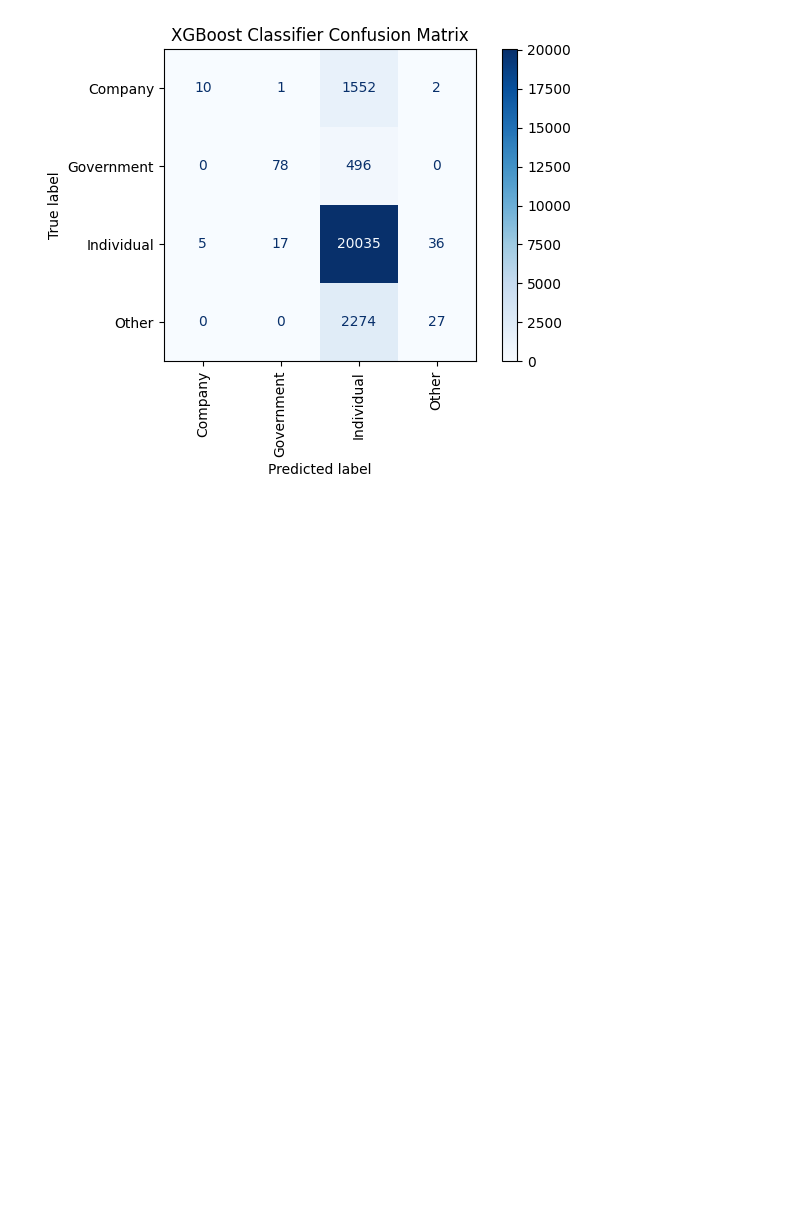
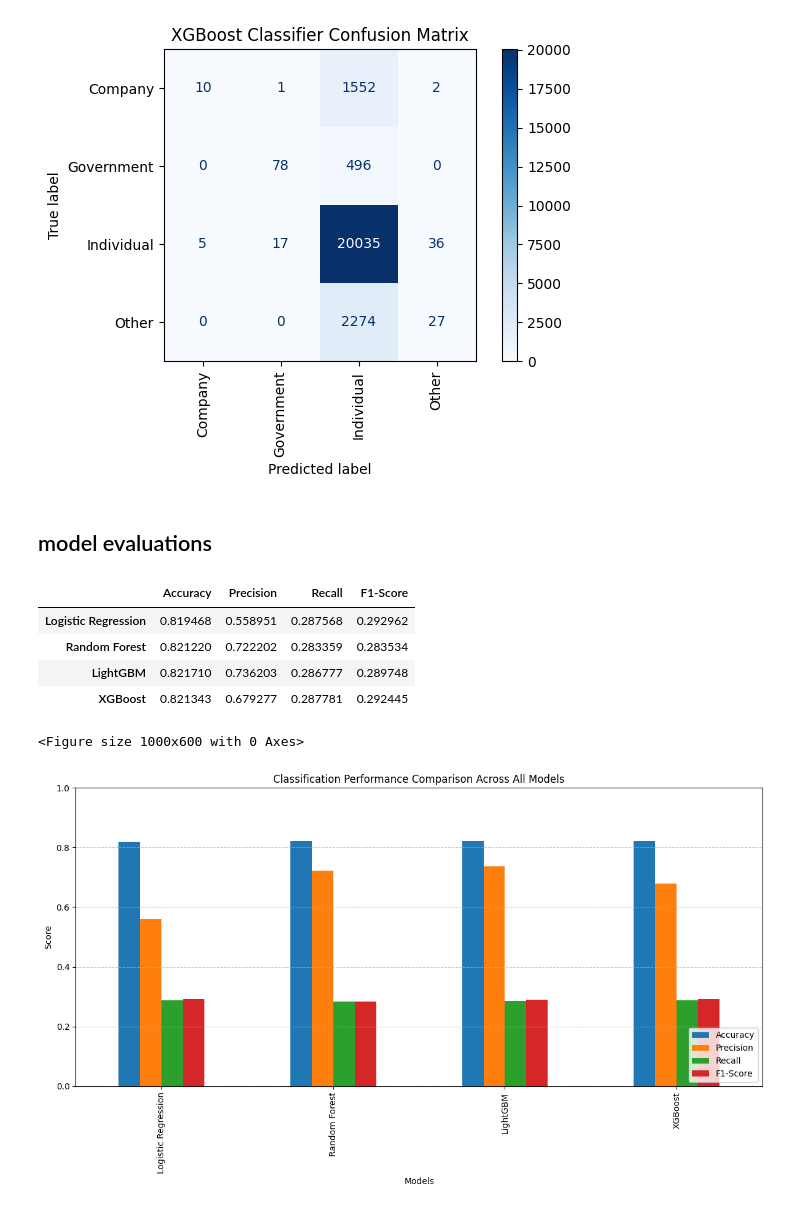
Before and after one commit to derrick4411/land-title-verification-ownership-intelligence-system, a Jupyter notebook: land_intelligence.ipynb, the cells around one changed output. Cells and saved outputs as stored; diff of their text form; code cells hidden in the pictures; blank space fills up the shorter version.

Commit message:
evaluation and hypertuning

```diff
--- a/land_intelligence.ipynb
+++ b/land_intelligence.ipynb
@@ -506,3 +506,71 @@ plt.show()
 # %% [output]
 XGBoost Accuracy: 0.821
 [figure]
+# %% [markdown]
+## model evaluations
+# %%
+from sklearn.metrics import classification_report, precision_recall_fscore_support
+
+# Dictionary of our trained models and their predictions
+# Note: For XGBoost we evaluate using the encoded target variable
+metrics_dict = {}
+
+# 1. Logistic Regression
+precision, recall, f1, _ = precision_recall_fscore_support(y_test, y_pred, average='macro')
+metrics_dict['Logistic Regression'] = {
+    'Accuracy': accuracy_score(y_test, y_pred),
+    'Precision': precision,
+    'Recall': recall,
+    'F1-Score': f1
+}
+
+# 2. Random Forest
+precision, recall, f1, _ = precision_recall_fscore_support(y_test, y_pred_rfc, average='macro')
+metrics_dict['Random Forest'] = {
+    'Accuracy': accuracy_score(y_test, y_pred_rfc),
+    'Precision': precision,
+    'Recall': recall,
+    'F1-Score': f1
+}
+
+# 3. LightGBM
+precision, recall, f1, _ = precision_recall_fscore_support(y_test, y_pred_lgb, average='macro')
+metrics_dict['LightGBM'] = {
+    'Accuracy': accuracy_score(y_test, y_pred_lgb),
+    'Precision': precision,
+    'Recall': recall,
+    'F1-Score': f1
+}
+
+# 4. XGBoost
+precision, recall, f1, _ = precision_recall_fscore_support(y_test_encoded, xg_pred_encoded, average='macro')
+metrics_dict['XGBoost'] = {
+    'Accuracy': accuracy_score(y_test_encoded, xg_pred_encoded),
+    'Precision': precision,
+    'Recall': recall,
+    'F1-Score': f1
+}
+
+# Create a DataFrame to display the comparison
+evaluation_df = pd.DataFrame(metrics_dict).T
+display(evaluation_df)
+
+# Plotting the metric comparison
+plt.figure(figsize=(10, 6))
+evaluation_df.plot(kind='bar', figsize=(12, 7))
+plt.title('Classification Performance Comparison Across All Models')
+plt.ylabel('Score')
+plt.xlabel('Models')
+plt.ylim(0.0, 1.0)
+plt.legend(loc='lower right')
+plt.grid(axis='y', linestyle='--', alpha=0.7)
+plt.tight_layout()
+plt.show()
+# %% [output]
+|  | Accuracy | Precision | Recall | F1-Score |
+| Logistic Regression | 0.819468 | 0.558951 | 0.287568 | 0.292962 |
+| Random Forest | 0.821220 | 0.722202 | 0.283359 | 0.283534 |
+| LightGBM | 0.821710 | 0.736203 | 0.286777 | 0.289748 |
+| XGBoost | 0.821343 | 0.679277 | 0.287781 | 0.292445 |
+<Figure size 1000x600 with 0 Axes>
+[figure, added]
```
Also changed, not shown: parts of 6 cells of this notebook.
